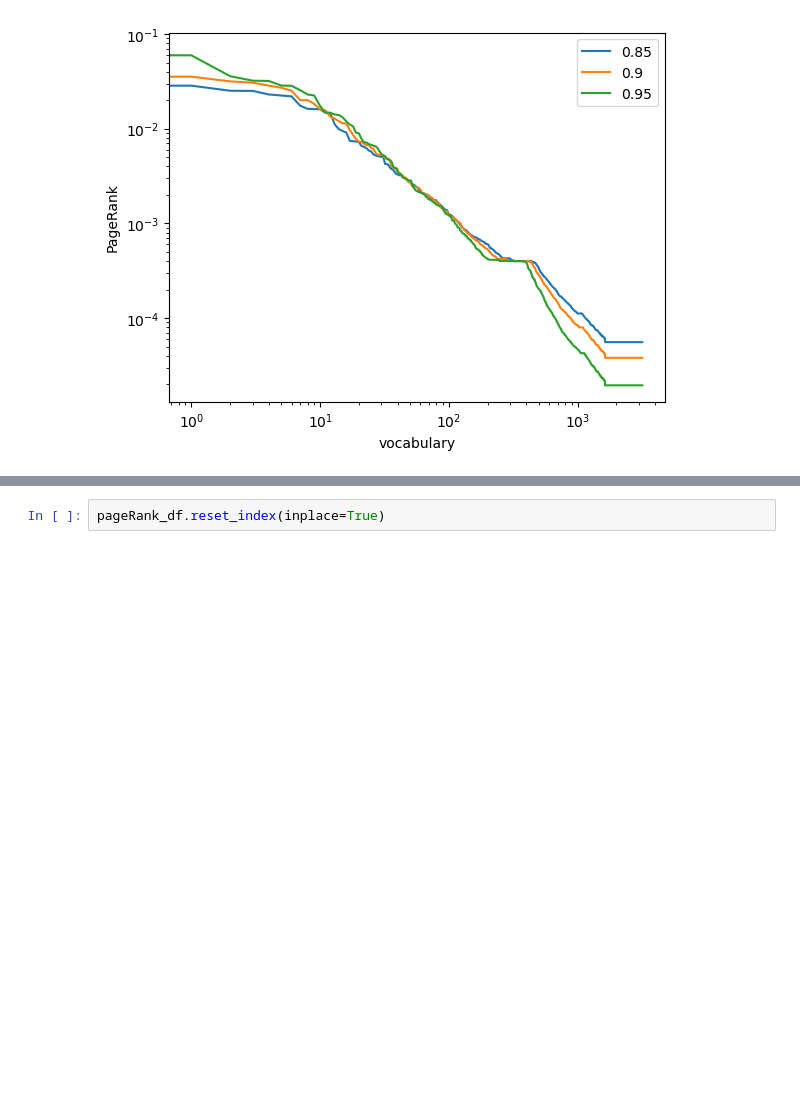
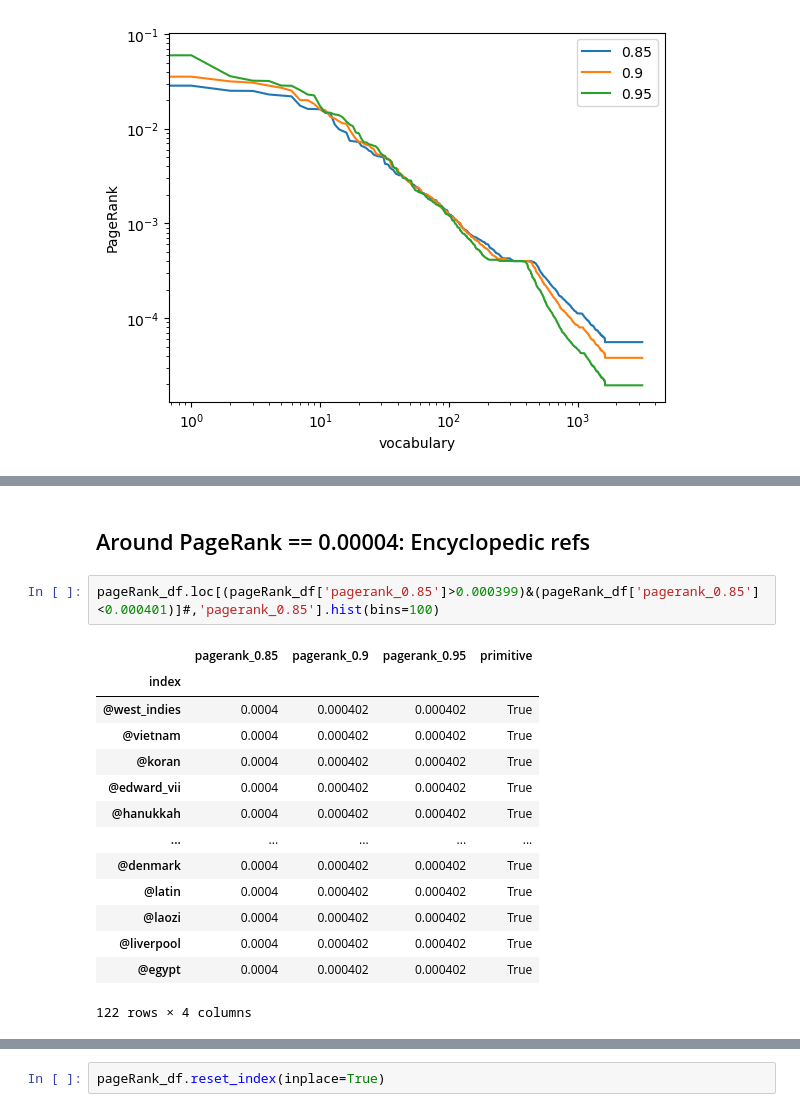
Before and after one commit to makrai/4lang-with-them-roles, a Jupyter notebook: pagerank.ipynb, the cells around one changed output, grey strips where cells are left out. Cells and saved outputs as stored; diff of their text form; blank space fills up the shorter version.

```diff
--- a/pagerank.ipynb
+++ b/pagerank.ipynb
@@ -301,0 +320,19 @@ plt.savefig(f'/home/makrai/repo/paper/thesis/makrai_phd/img/pageRank-aligned.png
+# %% [markdown]
+## Around PageRank == 0.00004: Encyclopedic refs
+# %%
+pageRank_df.loc[(pageRank_df['pagerank_0.85']>0.000399)&(pageRank_df['pagerank_0.85']<0.000401)]#,'pagerank_0.85'].hist(bins=100)
+# %% [output]
+|  | pagerank_0.85 | pagerank_0.9 | pagerank_0.95 | primitive |
+| index |  |  |  |  |
+| @west_indies | 0.0004 | 0.000402 | 0.000402 | True |
+| @vietnam | 0.0004 | 0.000402 | 0.000402 | True |
+| @koran | 0.0004 | 0.000402 | 0.000402 | True |
+| @edward_vii | 0.0004 | 0.000402 | 0.000402 | True |
+| @hanukkah | 0.0004 | 0.000402 | 0.000402 | True |
+| ... | ... | ... | ... | ... |
+| @denmark | 0.0004 | 0.000402 | 0.000402 | True |
+| @latin | 0.0004 | 0.000402 | 0.000402 | True |
+| @laozi | 0.0004 | 0.000402 | 0.000402 | True |
+| @liverpool | 0.0004 | 0.000402 | 0.000402 | True |
+| @egypt | 0.0004 | 0.000402 | 0.000402 | True |
+122 rows × 4 columns
```
Also changed, not shown: parts of 32 cells of this notebook.
